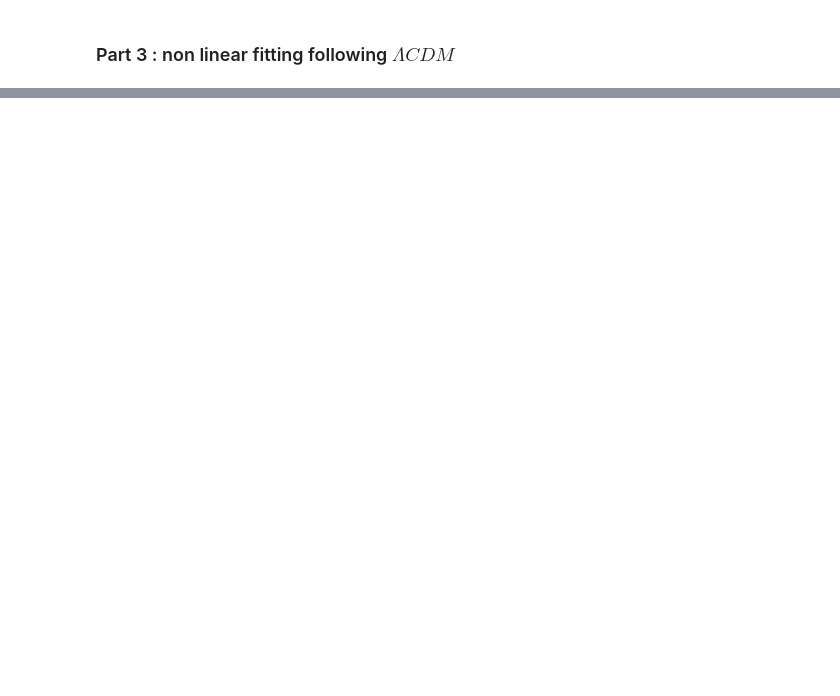
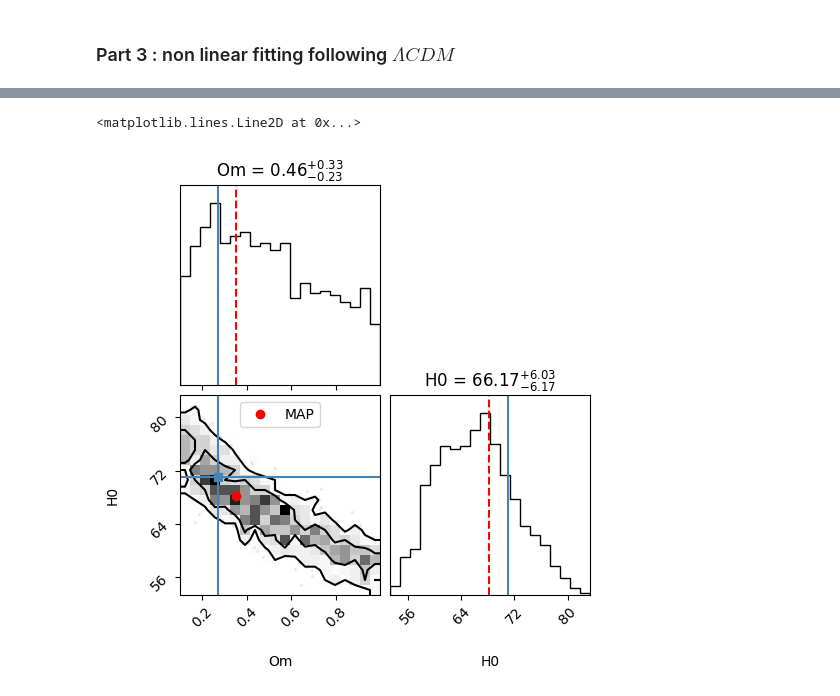
Before and after one commit to Sofiadossena/astrostatistics_bicocca_2025, a Jupyter notebook: working/18_Supernovae2.ipynb, the cells around one changed output, grey strips where cells are left out. Cells and saved outputs as stored; diff of their text form; code cells hidden in the pictures; blank space fills up the shorter version.

```diff
--- a/working/18_Supernovae2.ipynb
+++ b/working/18_Supernovae2.ipynb
@@ -186,0 +256,24 @@ array([39.24971688, 45.72946886, 44.53212897, 42.05078819, 43.36298772,
+# %%
+flat_samples = sampler.get_chain(discard=3*int(max(tau)), thin=int(max(tau)), flat=True)
+
+log_prob = sampler.get_log_prob(discard=3*int(max(tau)), thin=int(max(tau)), flat=True) #the log probabilities evaluated at the MCMC samples
+log_prob.shape #each value correspond to a set of parameters
+i_map = np.argmax(log_prob)                #index of the MAP
+
+Om_map, H0_map = flat_samples[i_map]
+
+fig = corner.corner(
+    flat_samples, labels=["Om","H0"], levels=[0.68,0.95], show_titles=True, truths=[0.27,71])
+
+axes = np.array(fig.axes).reshape((2, 2))  # 2x2 subplot: diagonali + scatter
+
+# Scatter plot: Om vs H0
+axes[1, 0].plot(Om_map, H0_map, "ro", label="MAP")
+axes[1, 0].legend()
+
+# Proiezioni 1D: Om e H0
+axes[0, 0].axvline(Om_map, color="r", linestyle="--")
+axes[1, 1].axvline(H0_map, color="r", linestyle="--")
+# %% [output]
+<matplotlib.lines.Line2D at 0x...>
+[figure, added]
```
Also changed, not shown: parts of 13 cells of this notebook.
